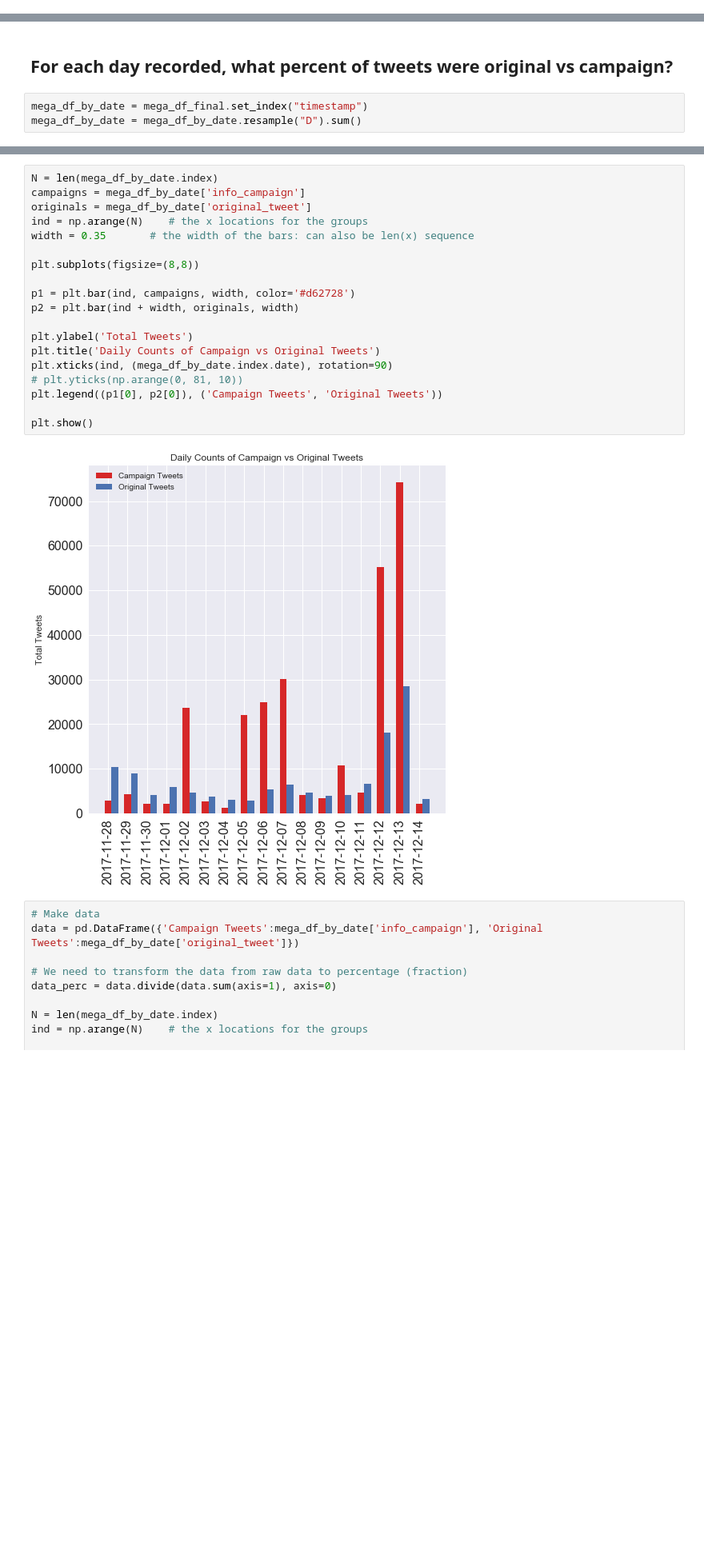
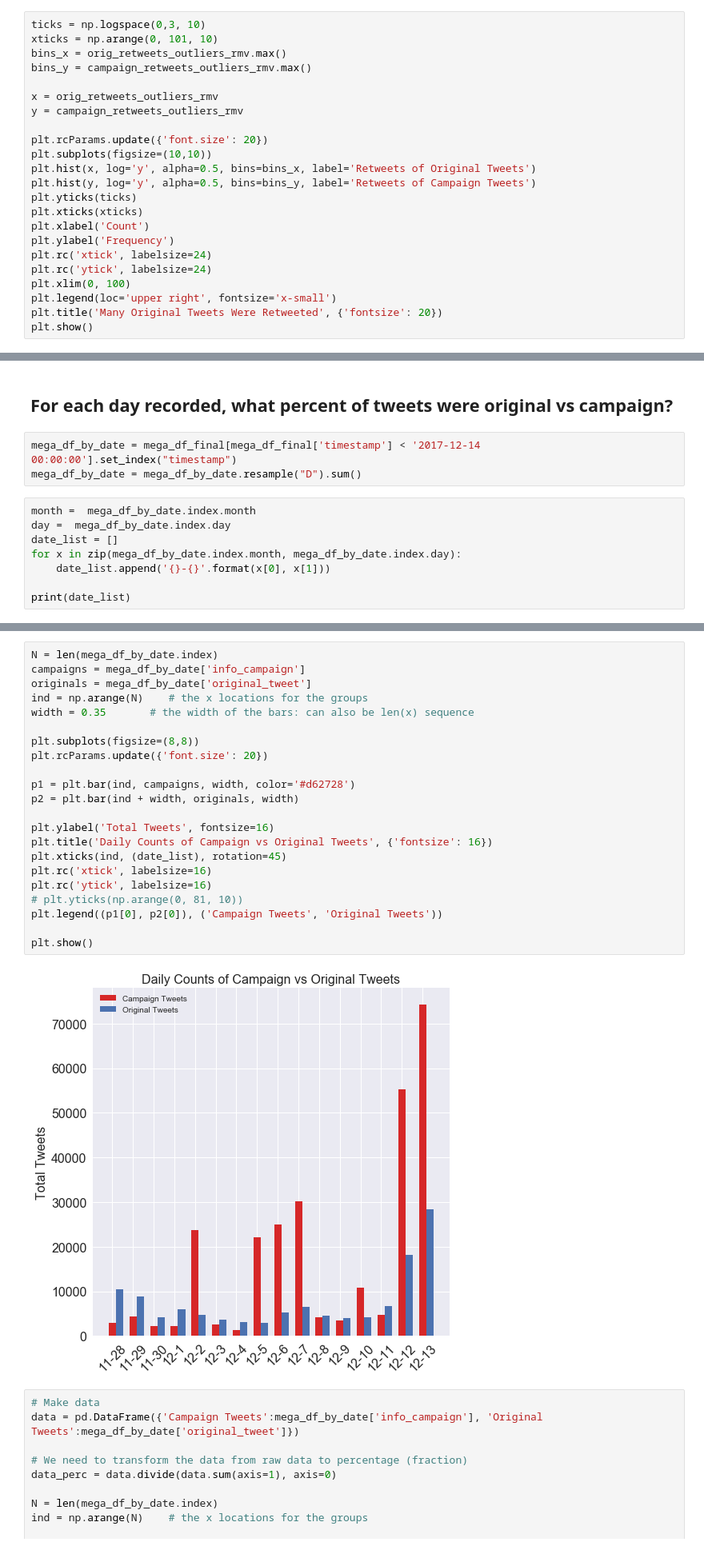
Before and after one commit to tylernwatson/galvanize_dsi_capstone, a Jupyter notebook: EDA_scripted.ipynb, the cells around one changed output, grey strips where cells are left out. Shown at 80% size. Saved outputs shown, nothing was run; the diff lists cells and outputs as text; blank space fills up the shorter version.

```diff
--- a/EDA_scripted.ipynb
+++ b/EDA_scripted.ipynb
@@ -276,0 +321,23 @@ Of all campaign tweets in the data, 10.00% were retweeted.
+# %%
+ticks = np.logspace(0,3, 10)
+xticks = np.arange(0, 101, 10)
+bins_x = orig_retweets_outliers_rmv.max()
+bins_y = campaign_retweets_outliers_rmv.max()
+
+x = orig_retweets_outliers_rmv
+y = campaign_retweets_outliers_rmv
+
+plt.rcParams.update({'font.size': 20})
+plt.subplots(figsize=(10,10))
+plt.hist(x, log='y', alpha=0.5, bins=bins_x, label='Retweets of Original Tweets')
+plt.hist(y, log='y', alpha=0.5, bins=bins_y, label='Retweets of Campaign Tweets')
+plt.yticks(ticks)
+plt.xticks(xticks)
+plt.xlabel('Count')
+plt.ylabel('Frequency')
+plt.rc('xtick', labelsize=24)
+plt.rc('ytick', labelsize=24)
+plt.xlim(0, 100)
+plt.legend(loc='upper right', fontsize='x-small')
+plt.title('Many Original Tweets Were Retweeted', {'fontsize': 20})
+plt.show()
@@ -352,5 +427,13 @@ mega_df_final = mega_df_final.sort_index(axis=0)
 # %% [markdown]
 ## For each day recorded, what percent of tweets were original vs campaign?
 # %%
-mega_df_by_date = mega_df_final.set_index("timestamp")
+mega_df_by_date = mega_df_final[mega_df_final['timestamp'] < '2017-12-14 00:00:00'].set_index("timestamp")
 mega_df_by_date = mega_df_by_date.resample("D").sum()
+# %%
+month =  mega_df_by_date.index.month
+day =  mega_df_by_date.index.day
+date_list = []
+for x in zip(mega_df_by_date.index.month, mega_df_by_date.index.day):
+    date_list.append('{}-{}'.format(x[0], x[1]))
+
+print(date_list)
@@ -357,24 +442,27 @@ mega_df_by_date = mega_df_by_date.resample("D").sum()
 # %%
 N = len(mega_df_by_date.index)
 campaigns = mega_df_by_date['info_campaign']
 originals = mega_df_by_date['original_tweet']
 ind = np.arange(N)    # the x locations for the groups
 width = 0.35       # the width of the bars: can also be len(x) sequence
 
 plt.subplots(figsize=(8,8))
+plt.rcParams.update({'font.size': 20})
 
 p1 = plt.bar(ind, campaigns, width, color='#d62728')
 p2 = plt.bar(ind + width, originals, width)
 
-plt.ylabel('Total Tweets')
-plt.title('Daily Counts of Campaign vs Original Tweets')
-plt.xticks(ind, (mega_df_by_date.index.date), rotation=90)
+plt.ylabel('Total Tweets', fontsize=16)
+plt.title('Daily Counts of Campaign vs Original Tweets', {'fontsize': 16})
+plt.xticks(ind, (date_list), rotation=45)
+plt.rc('xtick', labelsize=16)
+plt.rc('ytick', labelsize=16)
 # plt.yticks(np.arange(0, 81, 10))
 plt.legend((p1[0], p2[0]), ('Campaign Tweets', 'Original Tweets'))
 
 plt.show()
 # %% [output]
-[figure, old version]
+[figure, new version]
 # %%
 # Make data
 data = pd.DataFrame({'Campaign Tweets':mega_df_by_date['info_campaign'], 'Original Tweets':mega_df_by_date['original_tweet']})
```
Also changed, not shown: parts of 19 cells of this notebook, 1 other file.
